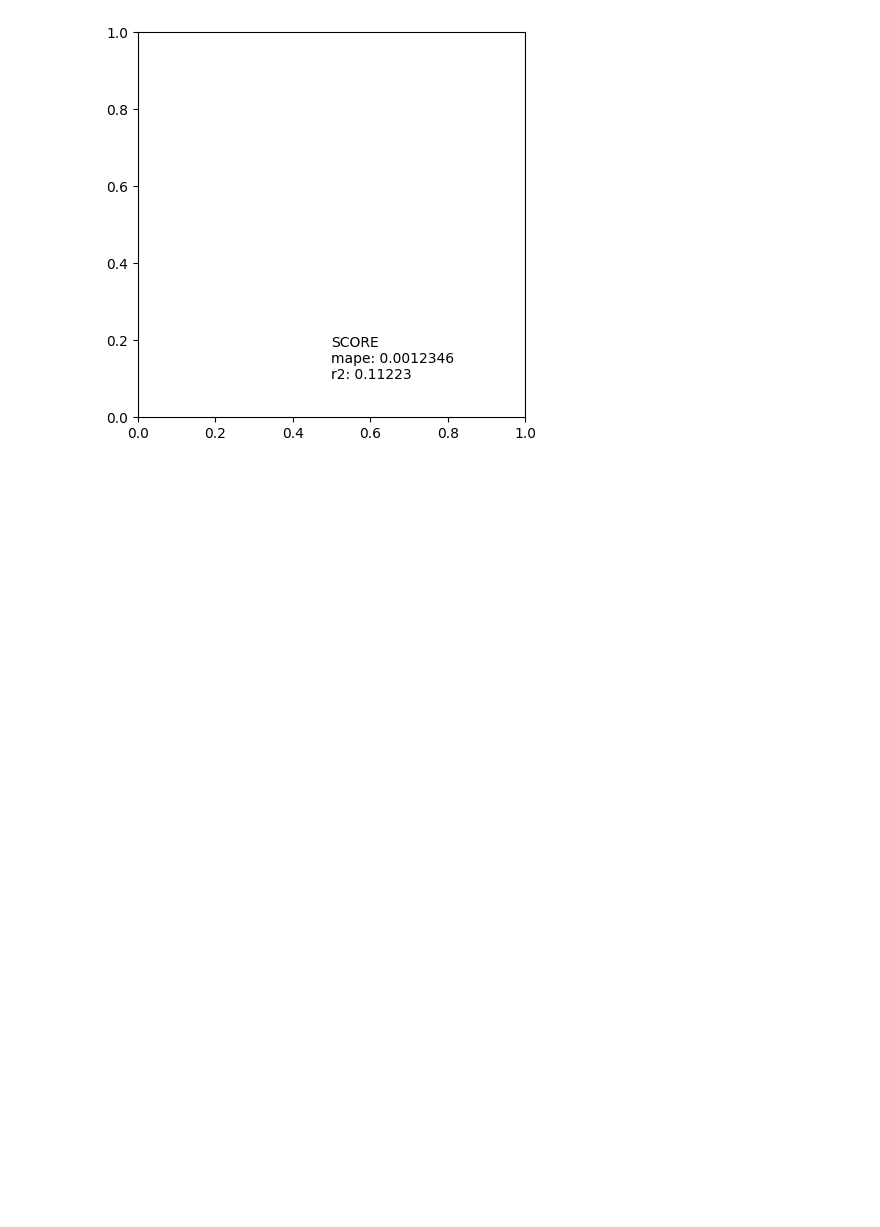
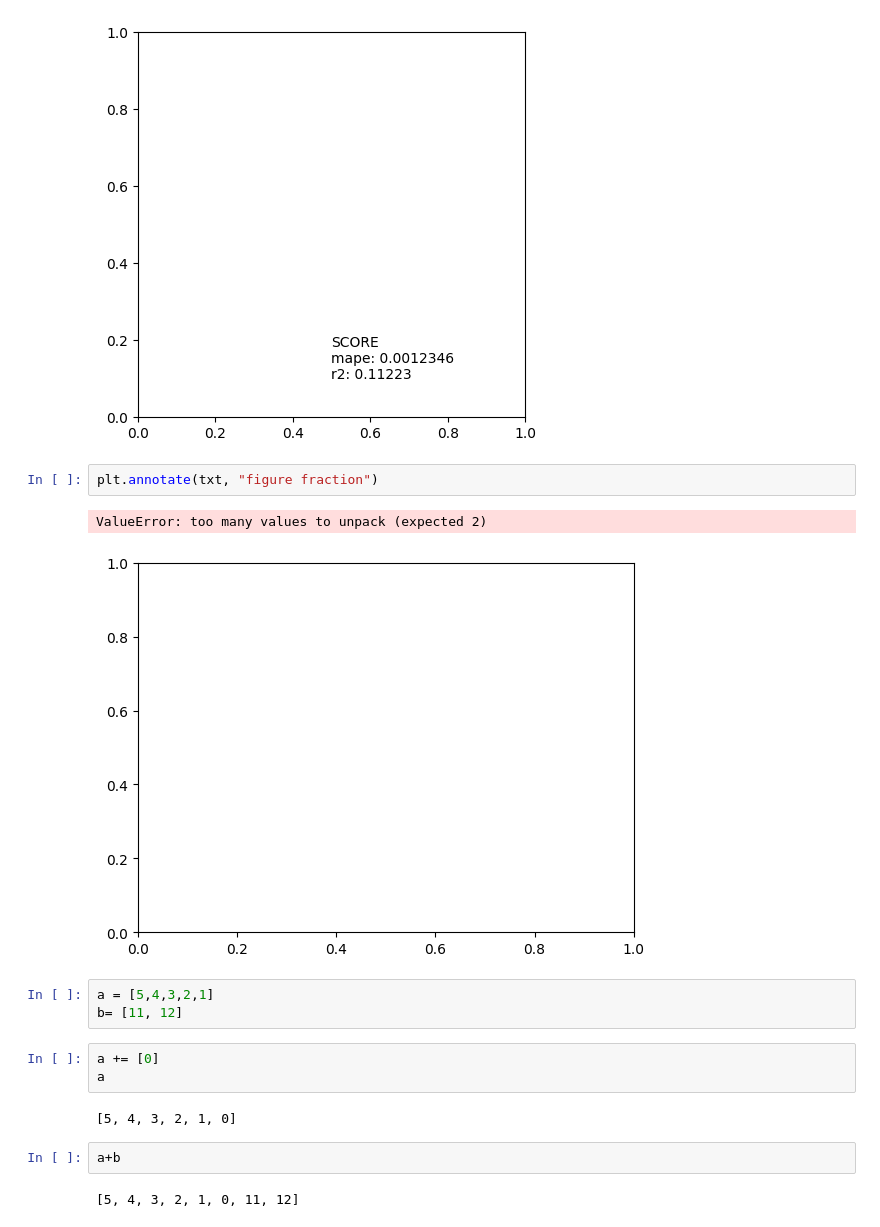
Before and after one commit to AleOmnicon/Tirocinio, a Jupyter notebook: Untitled.ipynb, the cells around one changed output. Saved outputs shown, nothing was run; the diff lists cells and outputs as text; blank space fills up the shorter version.

```diff
--- a/Untitled.ipynb
+++ b/Untitled.ipynb
@@ -259,3 +186,20 @@ fig, ax = plt.subplots(figsize=(5, 5))
 t = ax.text(0.5, 0.1, txt)
 # %% [output]
 [figure]
+# %%
+plt.annotate(txt, "figure fraction")
+# %% [output]
+ValueError: too many values to unpack (expected 2)
+[figure, added]
+# %%
+a = [5,4,3,2,1]
+b= [11, 12]
+# %%
+a += [0]
+a
+# %% [output]
+[5, 4, 3, 2, 1, 0]
+# %%
+a+b
+# %% [output]
+[5, 4, 3, 2, 1, 0, 11, 12]
```
Also changed, not shown: parts of 15 cells of this notebook, 1 other file.
